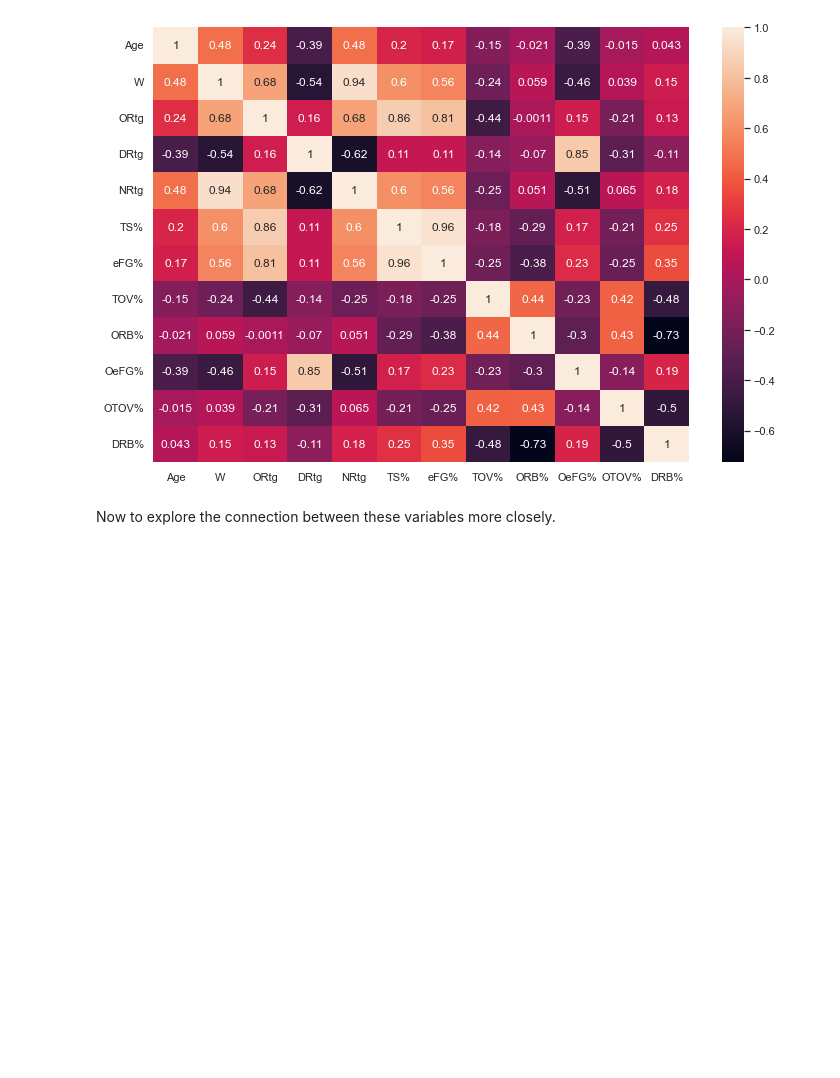
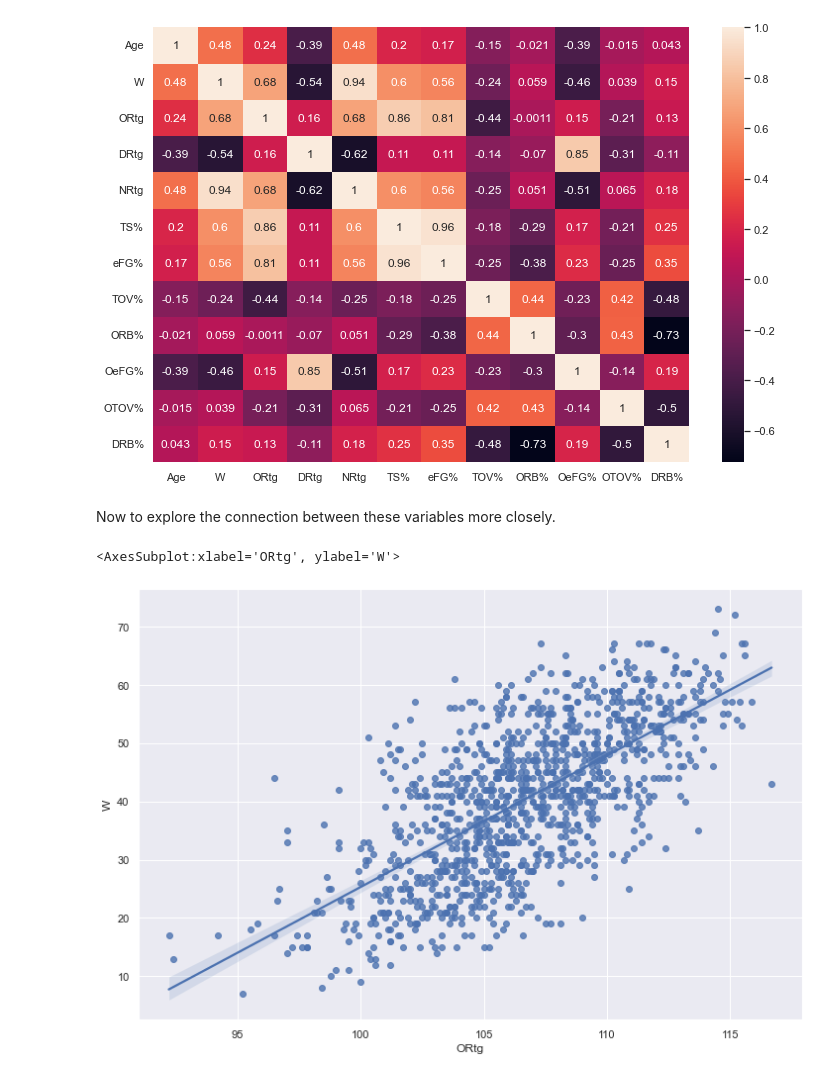
Before and after one commit to gargparthb/nba-data-analysis, a Jupyter notebook: notebooks/eda.ipynb, the cells around one changed output. Drawn from its saved outputs; the diff is of its cells as text; code cells hidden in the pictures; blank space fills up the shorter version.

Commit message:
graphs

```diff
--- a/notebooks/eda.ipynb
+++ b/notebooks/eda.ipynb
@@ -84,0 +82,5 @@ plt.show()
+# %%
+sns.regplot(x='ORtg', y='W', data=data)
+# %% [output]
+<AxesSubplot:xlabel='ORtg', ylabel='W'>
+[figure, added]
```
Also changed, not shown: parts of 5 cells of this notebook.
